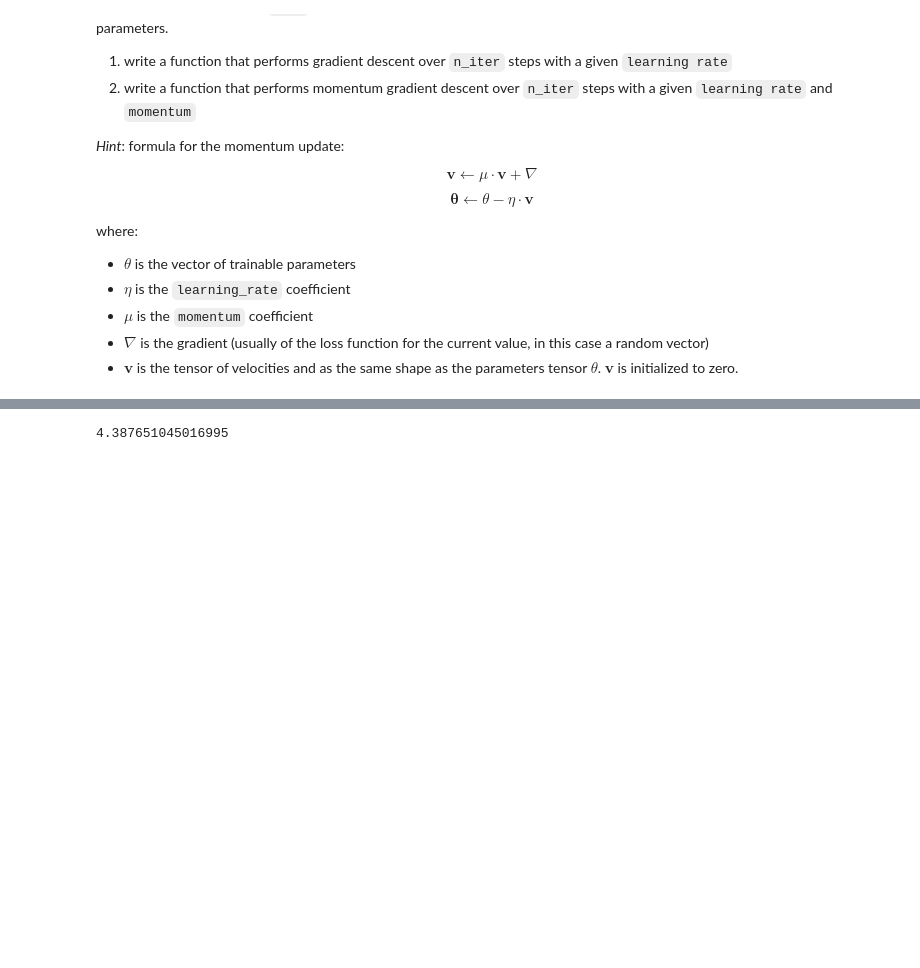
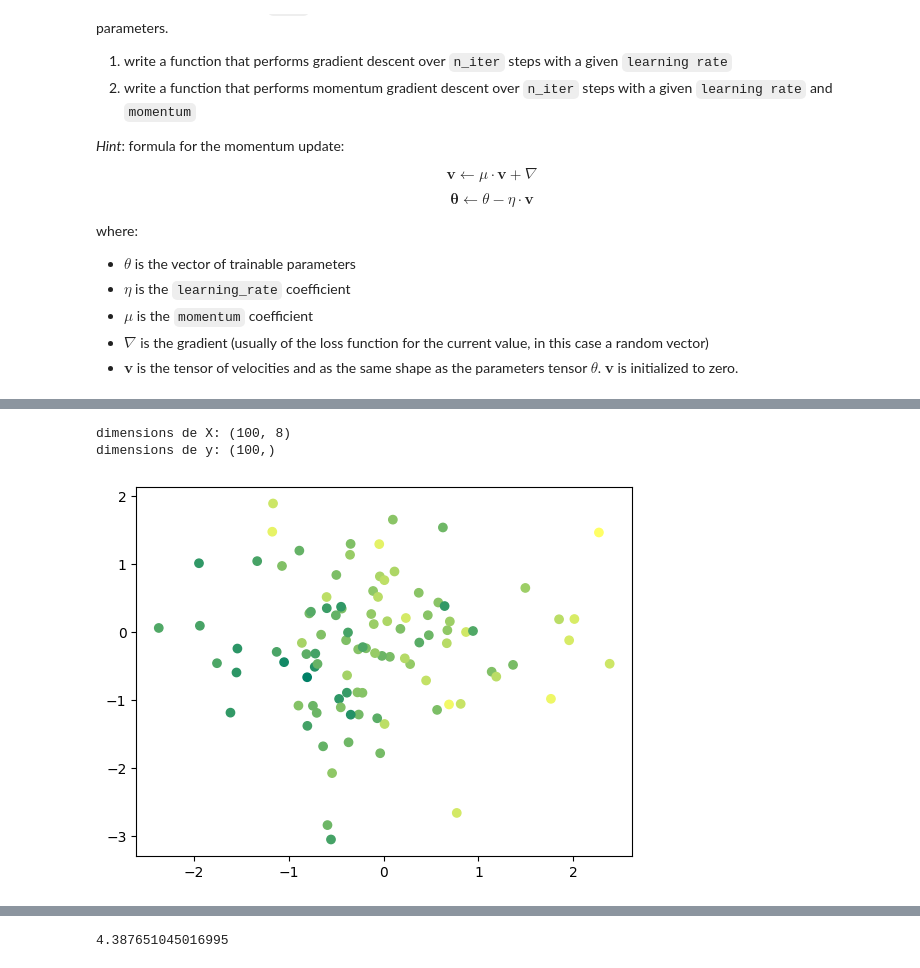
Before and after one commit to tawounfouet/dataimpact-technical-test, a Jupyter notebook: Copie_de_DL_2.ipynb, the cells around one changed output, grey strips where cells are left out. Drawn from its saved outputs; the diff is of its cells as text; code cells hidden in the pictures; blank space fills up the shorter version.

```diff
--- a/Copie_de_DL_2.ipynb
+++ b/Copie_de_DL_2.ipynb
@@ -47,0 +107,13 @@ y = X @ w_true + b_true + noise
+# %%
+import matplotlib.pyplot as plt
+
+print('dimensions de X:', X.shape)
+print('dimensions de y:', y.shape)
+
+#plt.scatter(X[:,0], X[:, 1], c=y, cmap='summer')
+plt.scatter(X[:,0], X[:, 5], c=y, cmap='summer')
+plt.show()
+# %% [output]
+dimensions de X: (100, 8)
+dimensions de y: (100,)
+[figure, added]
```
Also changed, not shown: parts of 14 cells of this notebook.
